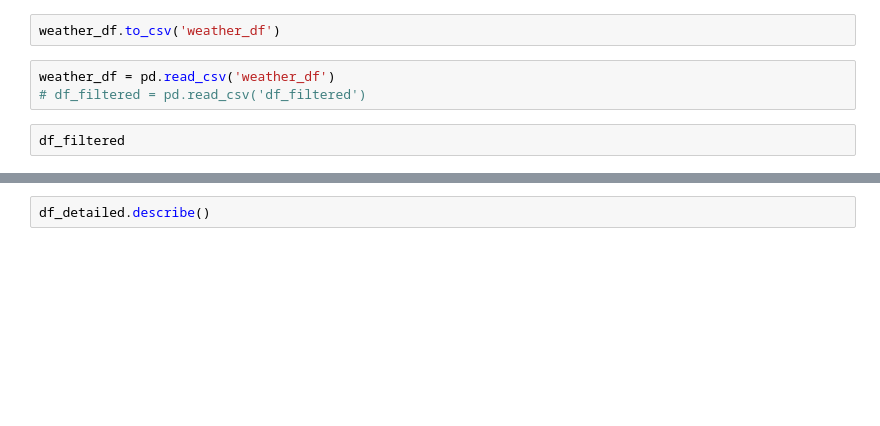
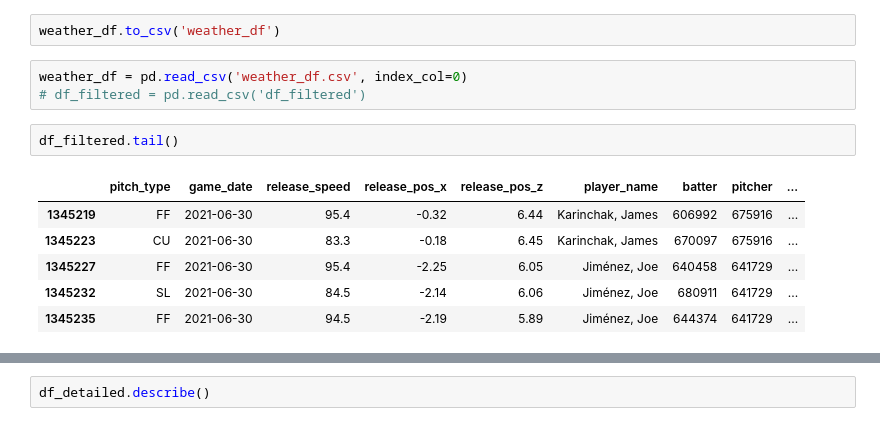
Before and after one commit to stone-ericm/MLB_counting_to_57_hits, a Jupyter notebook: Data Processing - Statcast.ipynb, the cells around one changed output, grey strips where cells are left out. Saved outputs shown, nothing was run; the diff lists cells and outputs as text; blank space fills up the shorter version.

```diff
--- a/Data Processing - Statcast.ipynb
+++ b/Data Processing - Statcast.ipynb
@@ -371,7 +433,14 @@ Important to save since this actually cost money
 # %%
 weather_df.to_csv('weather_df')
 # %%
-weather_df = pd.read_csv('weather_df')
+weather_df = pd.read_csv('weather_df.csv', index_col=0)
 # df_filtered = pd.read_csv('df_filtered')
 # %%
-df_filtered
+df_filtered.tail()
+# %% [output]
+|  | pitch_type | game_date | release_speed | release_pos_x | release_pos_z | player_name | batter | pitcher | ... |
+| 1345219 | FF | 2021-06-30 | 95.4 | -0.32 | 6.44 | Karinchak, James | 606992 | 675916 | ... |
+| 1345223 | CU | 2021-06-30 | 83.3 | -0.18 | 6.45 | Karinchak, James | 670097 | 675916 | ... |
+| 1345227 | FF | 2021-06-30 | 95.4 | -2.25 | 6.05 | Jiménez, Joe | 640458 | 641729 | ... |
+| 1345232 | SL | 2021-06-30 | 84.5 | -2.14 | 6.06 | Jiménez, Joe | 680911 | 641729 | ... |
+| 1345235 | FF | 2021-06-30 | 94.5 | -2.19 | 5.89 | Jiménez, Joe | 644374 | 641729 | ... |
```
Also changed, not shown: parts of 36 cells of this notebook, 1 other file.
